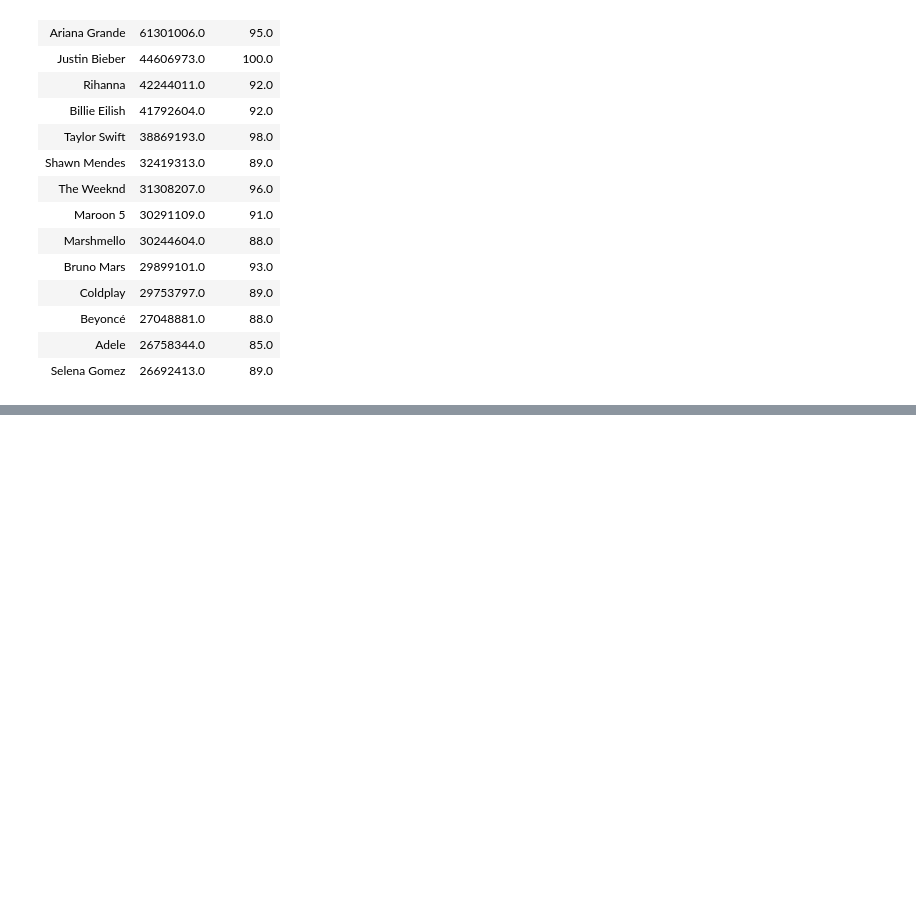
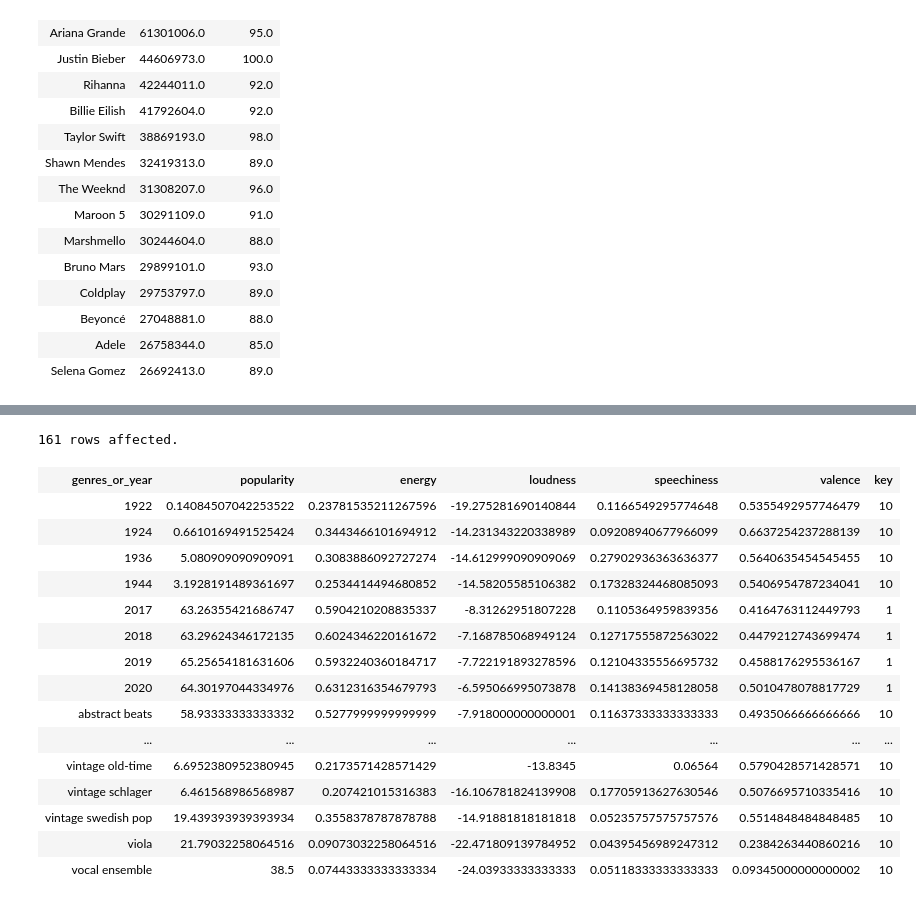
Before and after one commit to KevinKronk/sql-walkthrough-spotify, a Jupyter notebook: sql-walkthrough-spotify.ipynb, the cells around one changed output, grey strips where cells are left out. Drawn from its saved outputs; the diff is of its cells as text; code cells hidden in the pictures; blank space fills up the shorter version.

```diff
--- a/sql-walkthrough-spotify.ipynb
+++ b/sql-walkthrough-spotify.ipynb
@@ -471,0 +550,28 @@ LIMIT 15;
+# %%
+%%sql
+SELECT genres AS genres_or_year, popularity, energy, loudness, speechiness, valence, key
+FROM genres
+WHERE key=10 OR popularity > 90
+UNION
+SELECT year, popularity, energy, loudness, speechiness, valence, key
+FROM years
+WHERE key=10 OR popularity > 60
+ORDER BY genres_or_year ASC;
+# %% [output]
+161 rows affected.
+| genres_or_year | popularity | energy | loudness | speechiness | valence | key |
+| 1922 | 0.14084507042253522 | 0.23781535211267596 | -19.275281690140844 | 0.1166549295774648 | 0.5355492957746479 | 10 |
+| 1924 | 0.6610169491525424 | 0.3443466101694912 | -14.231343220338989 | 0.09208940677966099 | 0.6637254237288139 | 10 |
+| 1936 | 5.080909090909091 | 0.3083886092727274 | -14.612999090909069 | 0.27902936363636377 | 0.5640635454545455 | 10 |
+| 1944 | 3.1928191489361697 | 0.2534414494680852 | -14.58205585106382 | 0.17328324468085093 | 0.5406954787234041 | 10 |
+| 2017 | 63.26355421686747 | 0.5904210208835337 | -8.31262951807228 | 0.1105364959839356 | 0.4164763112449793 | 1 |
+| 2018 | 63.29624346172135 | 0.6024346220161672 | -7.168785068949124 | 0.12717555872563022 | 0.4479212743699474 | 1 |
+| 2019 | 65.25654181631606 | 0.5932240360184717 | -7.722191893278596 | 0.12104335556695732 | 0.4588176295536167 | 1 |
+| 2020 | 64.30197044334976 | 0.6312316354679793 | -6.595066995073878 | 0.14138369458128058 | 0.5010478078817729 | 1 |
+| abstract beats | 58.93333333333332 | 0.5277999999999999 | -7.918000000000001 | 0.11637333333333333 | 0.4935066666666666 | 10 |
+| ... | ... | ... | ... | ... | ... | ... |
+| vintage old-time | 6.6952380952380945 | 0.2173571428571429 | -13.8345 | 0.06564 | 0.5790428571428571 | 10 |
+| vintage schlager | 6.461568986568987 | 0.207421015316383 | -16.106781824139908 | 0.17705913627630546 | 0.5076695710335416 | 10 |
+| vintage swedish pop | 19.439393939393934 | 0.3558378787878788 | -14.91881818181818 | 0.05235757575757576 | 0.5514848484848485 | 10 |
+| viola | 21.79032258064516 | 0.09073032258064516 | -22.471809139784952 | 0.04395456989247312 | 0.2384263440860216 | 10 |
+| vocal ensemble | 38.5 | 0.07443333333333334 | -24.03933333333333 | 0.05118333333333333 | 0.09345000000000002 | 10 |
```
Also changed, not shown: parts of 5 cells of this notebook.
